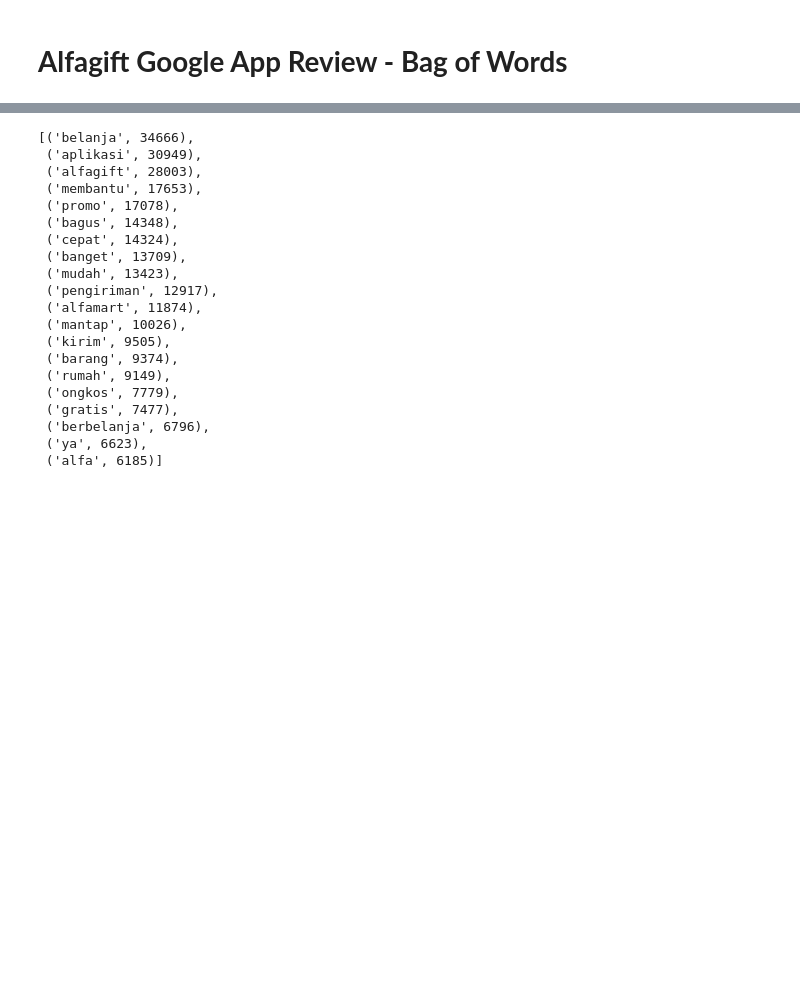
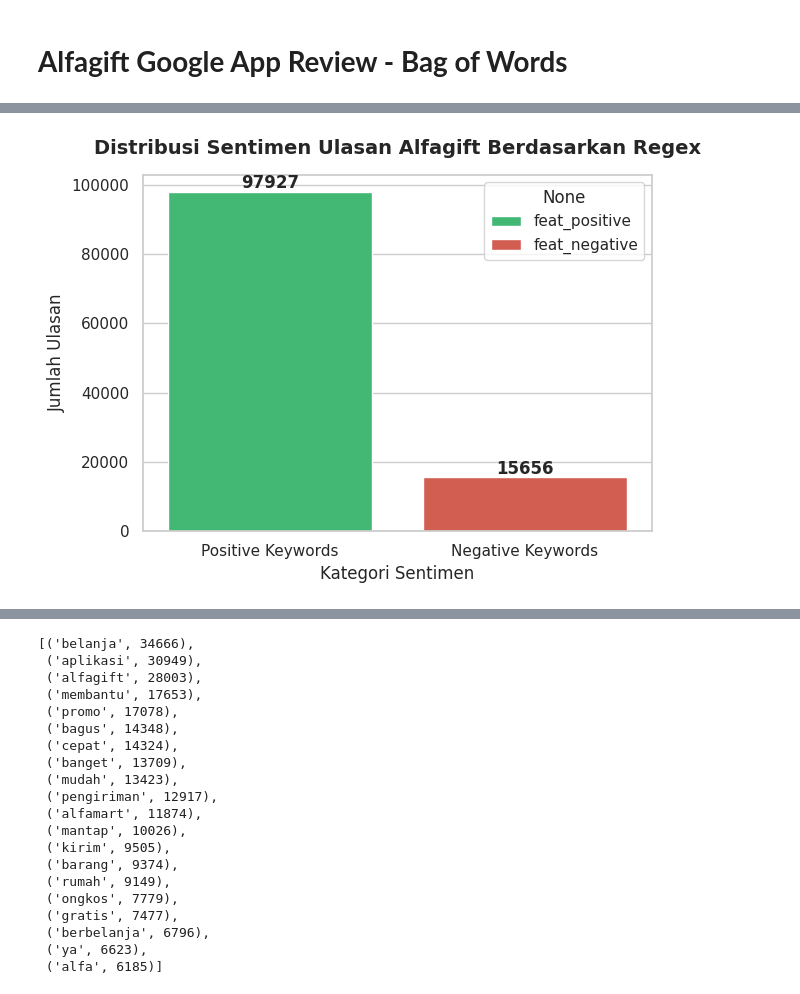
Before and after one commit to zakyalkhair/alfagift-sentiment-analysis, a Jupyter notebook: week 4/alfagift_bagofwords.ipynb, the cells around one changed output, grey strips where cells are left out. Cells and saved outputs as stored; diff of their text form; code cells hidden in the pictures; blank space fills up the shorter version.

```diff
--- a/week 4/alfagift_bagofwords.ipynb
+++ b/week 4/alfagift_bagofwords.ipynb
@@ -22,0 +103,38 @@ Saving df_alfagiftrev_preprocessing (3).csv to df_alfagiftrev_preprocessing (3)
+# %%
+import matplotlib.pyplot as plt
+import seaborn as sns
+
+# 1. Menentukan fitur baru yang ingin divisualisasikan
+# Sesuai dengan hasil regex: Positive vs Negative
+features = ['feat_positive', 'feat_negative']
+counts = df_alfagiftrev[features].sum()
+
+# 2. Membuat visualisasi
+sns.set_theme(style="whitegrid") # Menambah grid agar lebih profesional
+plt.clf() # Membersihkan plot sebelumnya jika ada
+
+# Menggunakan palette kustom: Hijau (Positive) dan Merah (Negative)
+ax = sns.barplot(
+    x=counts.index,
+    y=counts.values,
+    hue=counts.index,
+    palette=['#2ecc71', '#e74c3c'],
+    legend=True # Menampilkan legend untuk keterangan warna
+)
+
+# 3. Formating Judul dan Label
+plt.title('Distribusi Sentimen Ulasan Alfagift Berdasarkan Regex', fontsize=14, fontweight='bold', pad=15)
+plt.ylabel('Jumlah Ulasan', fontsize=12)
+plt.xlabel('Kategori Sentimen', fontsize=12)
+
+# Mengganti label tick x agar lebih representatif
+plt.xticks(ticks=[0, 1], labels=['Positive Keywords', 'Negative Keywords'], fontsize=11)
+
+# 4. Menambahkan label angka di atas batang secara presisi
+for i, v in enumerate(counts.values):
+    plt.text(i, v + (max(counts.values) * 0.01), str(int(v)), ha='center', fontweight='bold', fontsize=12)
+
+plt.tight_layout()
+plt.show()
+# %% [output]
+[figure, added]
```
Also changed, not shown: parts of 17 cells of this notebook.
